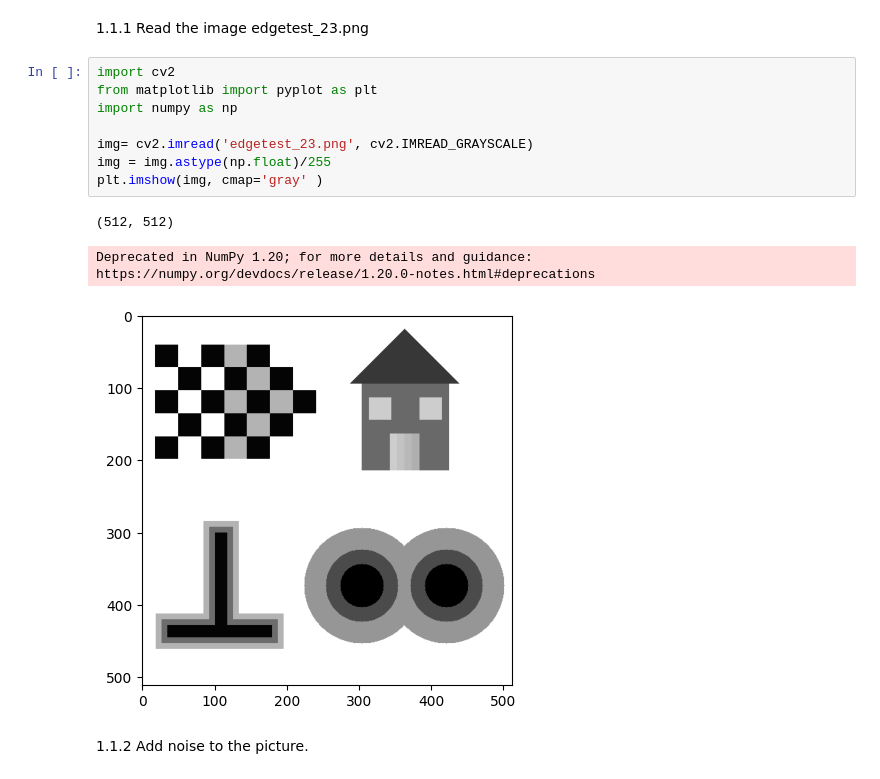
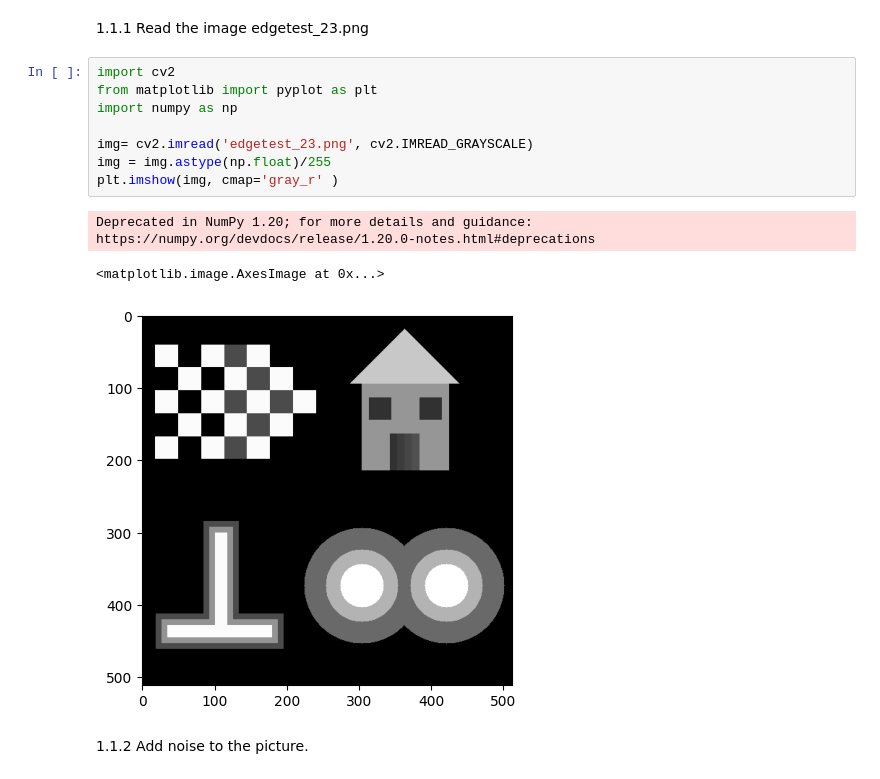
Before and after one commit to OdysseasDrys/Computer-Vision, a Jupyter notebook: lab1_1.ipynb, the cells around one changed output. Drawn from its saved outputs; the diff is of its cells as text.

```diff
--- a/lab1_1.ipynb
+++ b/lab1_1.ipynb
@@ -4,15 +4,15 @@ Read the image edgetest_23.png
 # %%
 import cv2
 from matplotlib import pyplot as plt
 import numpy as np
 
 img= cv2.imread('edgetest_23.png', cv2.IMREAD_GRAYSCALE)
 img = img.astype(np.float)/255
-plt.imshow(img, cmap='gray' )
+plt.imshow(img, cmap='gray_r' )
 # %% [output]
-(512, 512)
+Deprecated in NumPy 1.20; for more details and guidance: https://numpy.org/devdocs/release/1.20.0-notes.html#deprecations
-Deprecated in NumPy 1.20; for more details and guidance: https://numpy.org/devdocs/release/1.20.0-notes.html#deprecations
+<matplotlib.image.AxesImage at 0x...>
-[figure, old version]
+[figure, new version]
 # %% [markdown]
 1.1.2
 Add noise to the picture.
```
